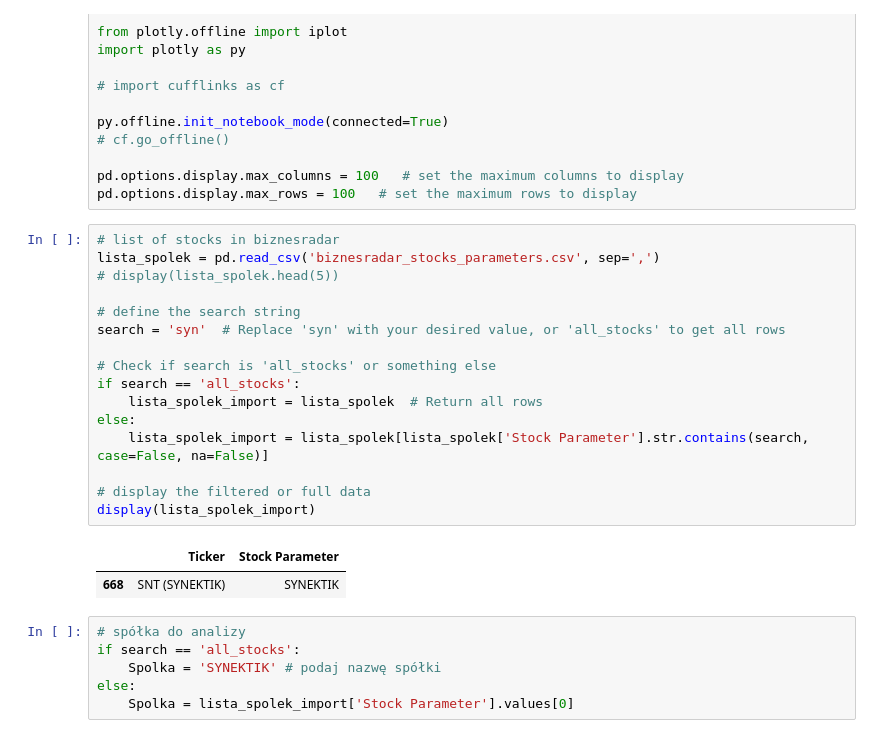
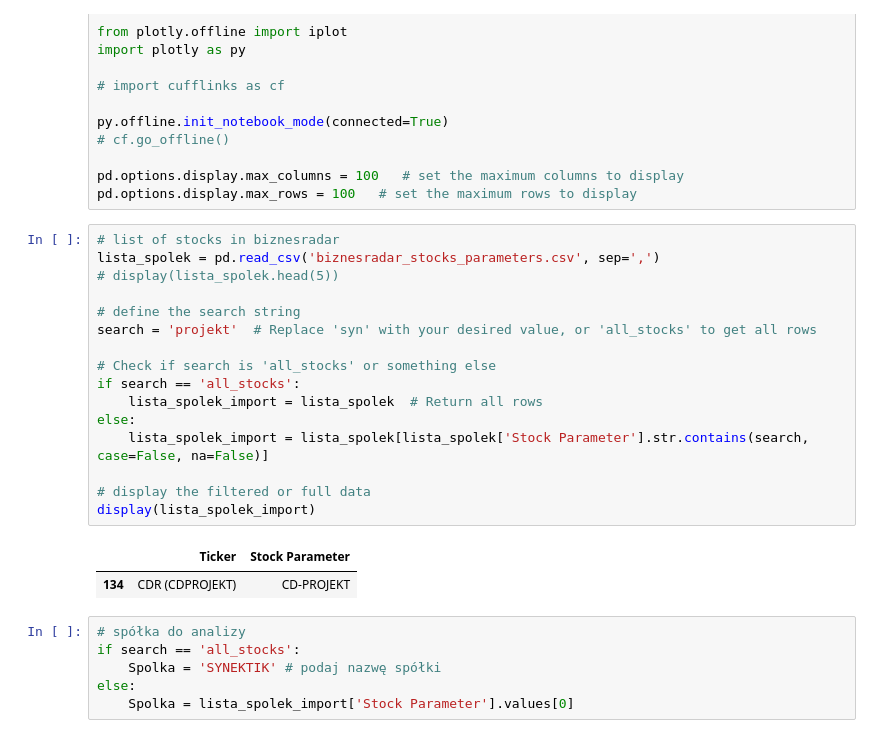
Before and after one commit to lebinho/biznesradar, a Jupyter notebook: biznesradar_stock_analysis.ipynb, the cells around one changed output. Saved outputs shown, nothing was run; the diff lists cells and outputs as text.

```diff
--- a/biznesradar_stock_analysis.ipynb
+++ b/biznesradar_stock_analysis.ipynb
@@ -30,22 +30,22 @@ pd.options.display.max_rows = 100   # set the maximum rows to display
 # %%
 # list of stocks in biznesradar
 lista_spolek = pd.read_csv('biznesradar_stocks_parameters.csv', sep=',')
 # display(lista_spolek.head(5))
 
 # define the search string
-search = 'syn'  # Replace 'syn' with your desired value, or 'all_stocks' to get all rows
+search = 'projekt'  # Replace 'syn' with your desired value, or 'all_stocks' to get all rows
 
 # Check if search is 'all_stocks' or something else
 if search == 'all_stocks':
     lista_spolek_import = lista_spolek  # Return all rows
 else:
     lista_spolek_import = lista_spolek[lista_spolek['Stock Parameter'].str.contains(search, case=False, na=False)]
 
 # display the filtered or full data
 display(lista_spolek_import)
 # %% [output]
 |  | Ticker | Stock Parameter |
-| 668 | SNT (SYNEKTIK) | SYNEKTIK |
+| 134 | CDR (CDPROJEKT) | CD-PROJEKT |
 # %%
 # spółka do analizy
 if search == 'all_stocks':
```
Also changed, not shown: parts of 3 cells of this notebook.
